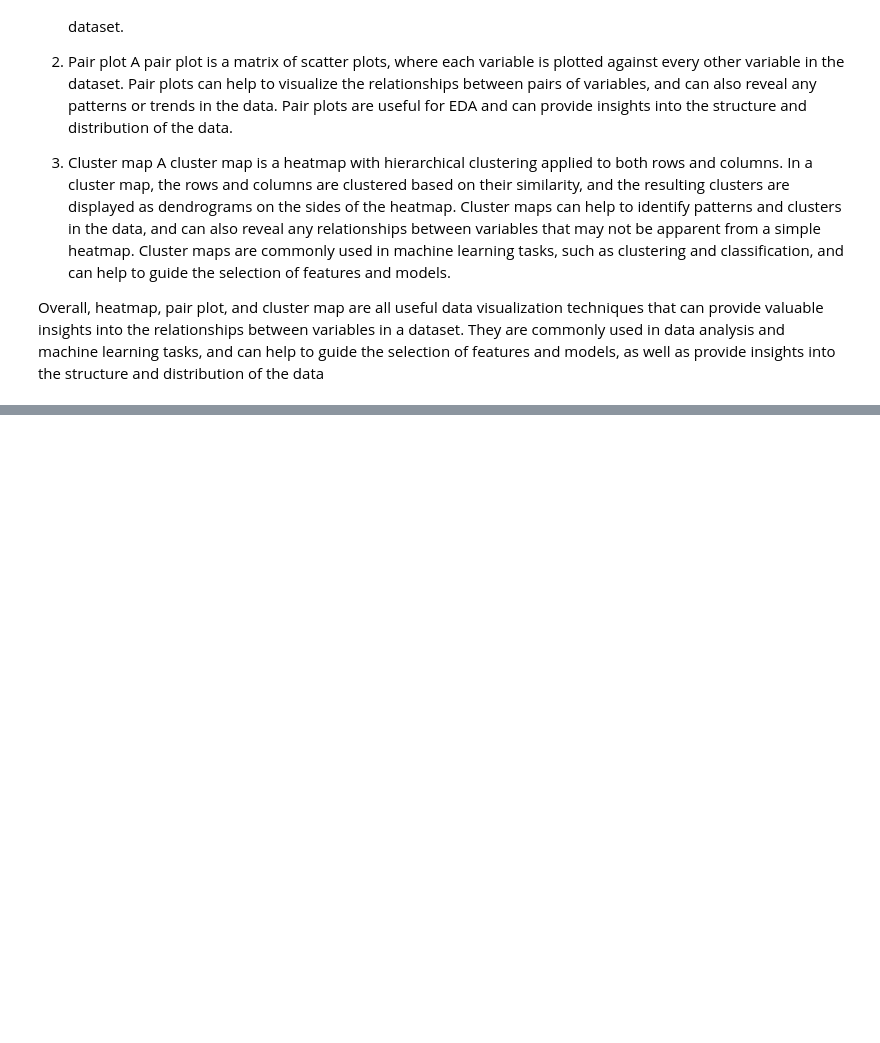
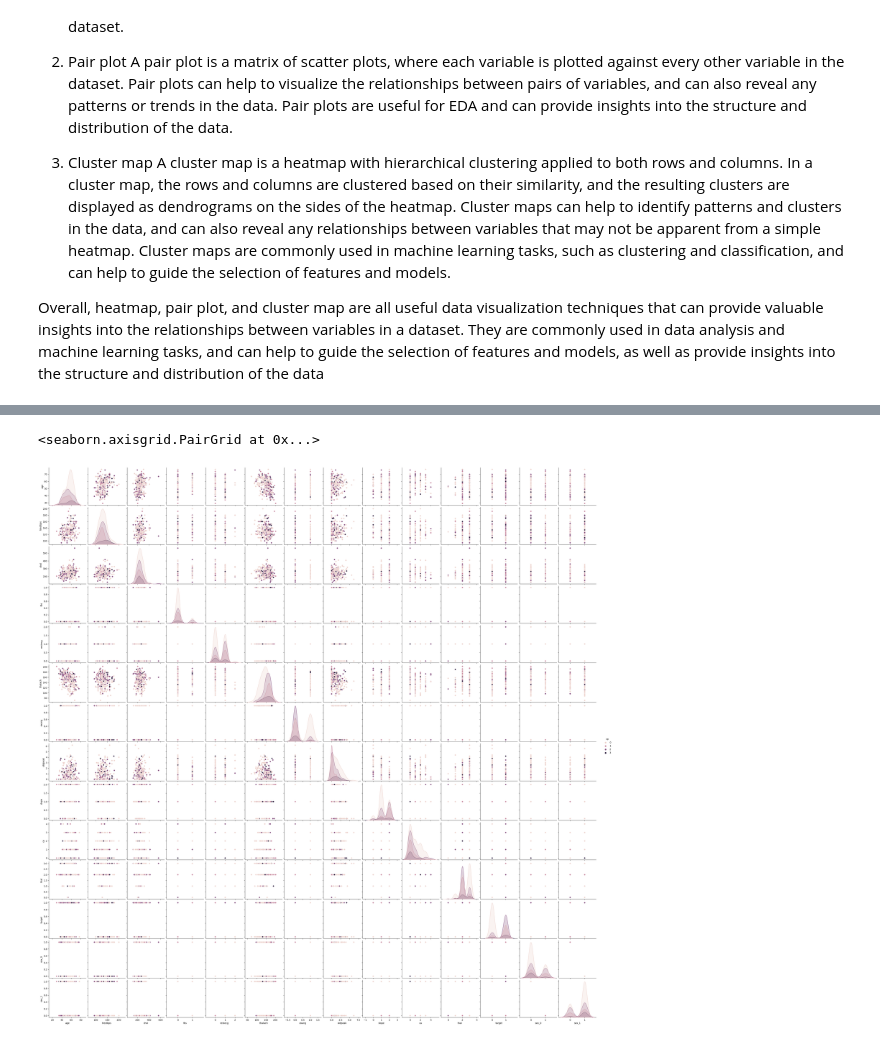
Before and after one commit to Ankith7889/AIML-Project, a Jupyter notebook: heart_disease.ipynb, the cells around one changed output, grey strips where cells are left out. Saved outputs shown, nothing was run; the diff lists cells and outputs as text; code cells hidden in the pictures; blank space fills up the shorter version.

```diff
--- a/heart_disease.ipynb
+++ b/heart_disease.ipynb
@@ -84,0 +154,5 @@ Overall, heatmap, pair plot, and cluster map are all useful data visualization t
+# %%
+sns.pairplot(data, hue='cp')
+# %% [output]
+<seaborn.axisgrid.PairGrid at 0x...>
+[figure, added]
```
Also changed, not shown: parts of 10 cells of this notebook.
